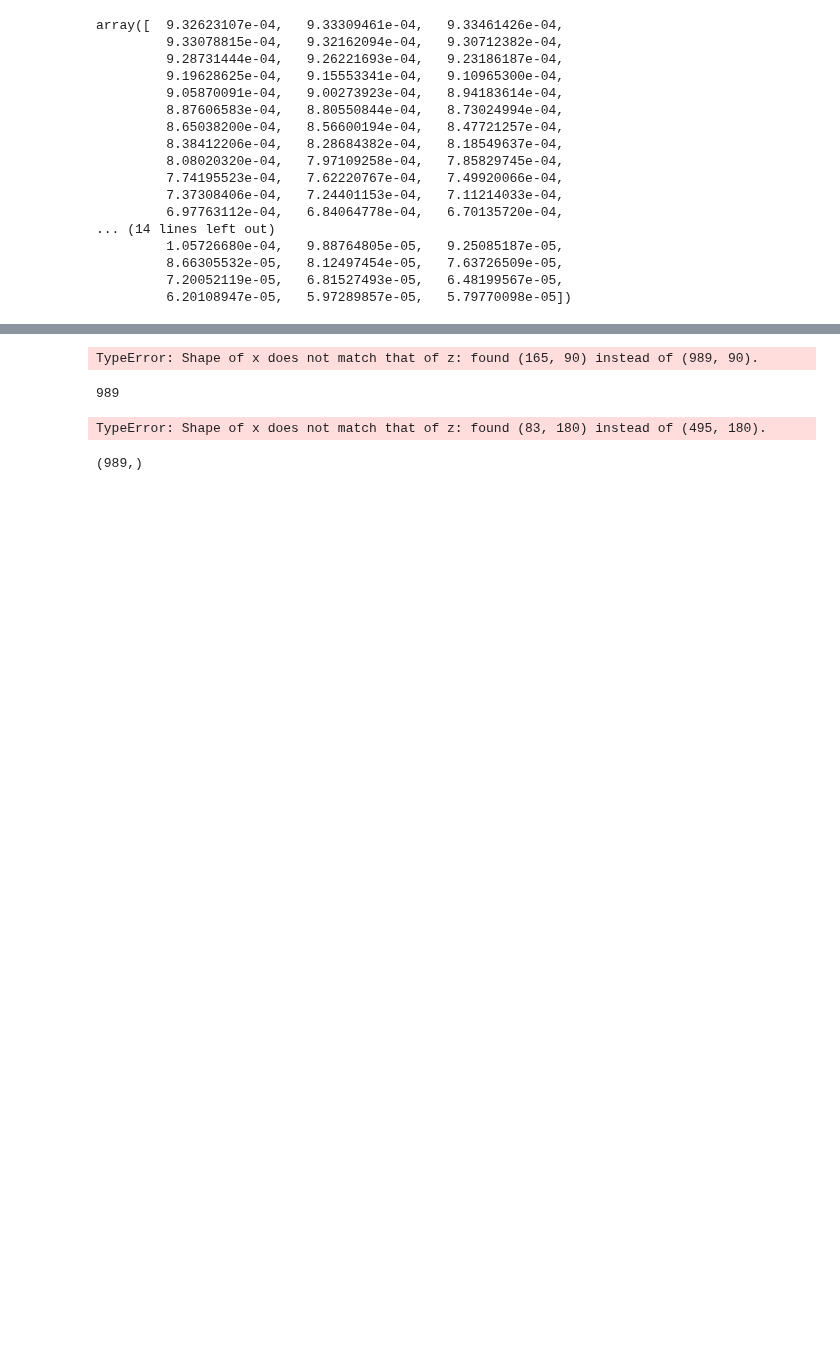
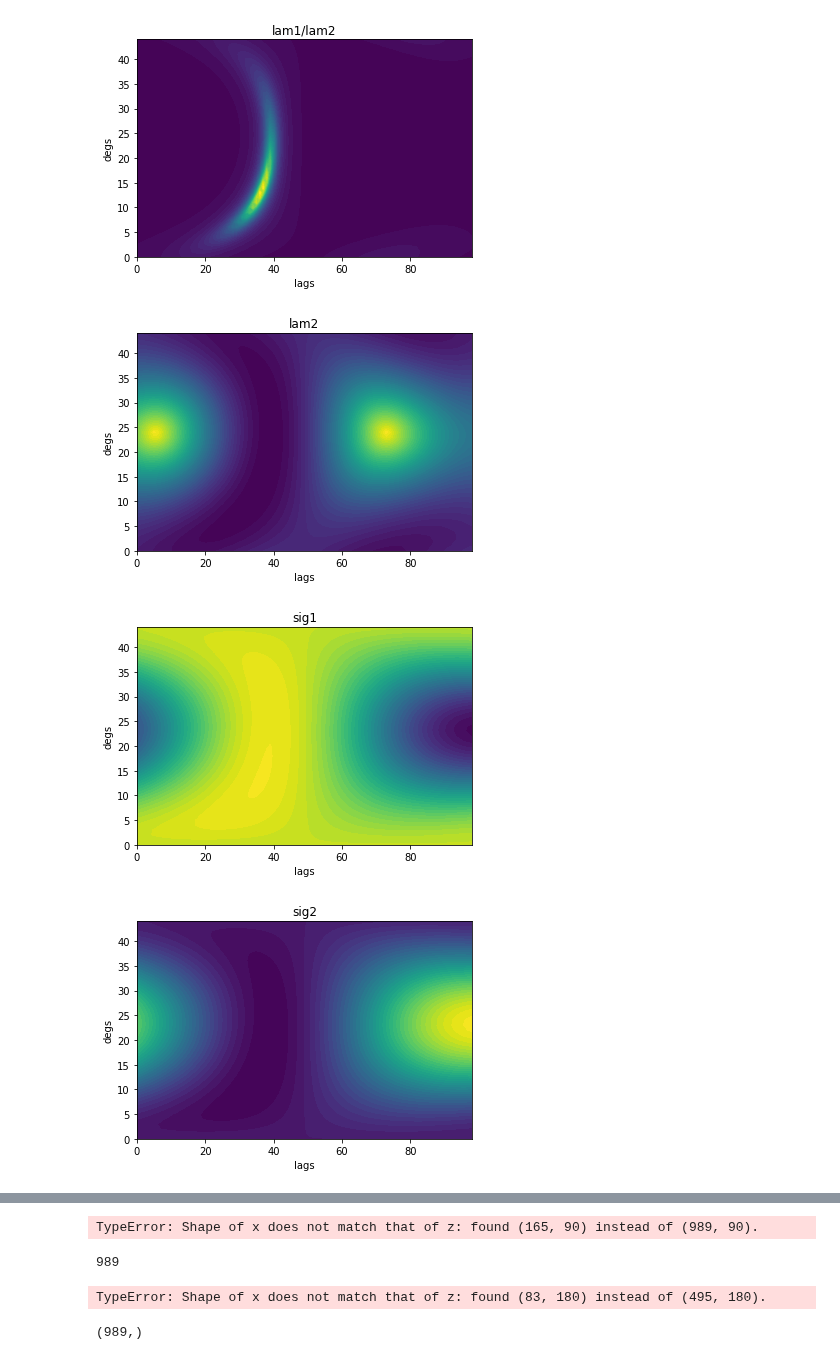
Before and after one commit to JackWalpole/splitwavepy, a Jupyter notebook: devel/Plotting.ipynb, the cells around one changed output, grey strips where cells are left out. Drawn from its saved outputs; the diff is of its cells as text; code cells hidden in the pictures; blank space fills up the shorter version.

```diff
--- a/devel/Plotting.ipynb
+++ b/devel/Plotting.ipynb
@@ -66,20 +68,60 @@ print(lam1[i,j], lam2[i,j])
-# %%
-cov[0,:,0,0]
-# %% [output]
-array([  9.32623107e-04,   9.33309461e-04,   9.33461426e-04,
-         9.33078815e-04,   9.32162094e-04,   9.30712382e-04,
-         9.28731444e-04,   9.26221693e-04,   9.23186187e-04,
-         9.19628625e-04,   9.15553341e-04,   9.10965300e-04,
-         9.05870091e-04,   9.00273923e-04,   8.94183614e-04,
-         8.87606583e-04,   8.80550844e-04,   8.73024994e-04,
-         8.65038200e-04,   8.56600194e-04,   8.47721257e-04,
-         8.38412206e-04,   8.28684382e-04,   8.18549637e-04,
-         8.08020320e-04,   7.97109258e-04,   7.85829745e-04,
-         7.74195523e-04,   7.62220767e-04,   7.49920066e-04,
-         7.37308406e-04,   7.24401153e-04,   7.11214033e-04,
-         6.97763112e-04,   6.84064778e-04,   6.70135720e-04,
-... (14 lines left out)
-         1.05726680e-04,   9.88764805e-05,   9.25085187e-05,
-         8.66305532e-05,   8.12497454e-05,   7.63726509e-05,
-         7.20052119e-05,   6.81527493e-05,   6.48199567e-05,
-         6.20108947e-05,   5.97289857e-05,   5.79770098e-05])
+# %%
+# apply taper to data
+win = signal.tukey(a.x.size, alpha=0.9)
+x = win * a.x
+y = win * a.y
+
+cov = sw.core.core.gridcovfreq(x, y)
+shp = cov.shape
+l0 = np.arange(shp[0])
+d0 = np.arange(shp[1])
+dd, ll = np.meshgrid(l0, d0, indexing='ij')
+
+cov0 = sw.core.core.cov_rotate(cov, 0)
+
+
+lam1, lam2 = sw.core.core.covmap2eigvals(cov0)
+plt.contourf( dd, ll, lam1/lam2, 50)
+plt.xlabel('lags')
+plt.ylabel('degs')
+plt.title('lam1/lam2')
+plt.show()
+
+plt.contourf( dd, ll, lam2, 50)
+plt.xlabel('lags')
+plt.ylabel('degs')
+plt.title('lam2')
+plt.show()
+
+sig1 = cov0[:,:,0,0]
+plt.contourf( dd, ll, sig1, 50)
+plt.xlabel('lags')
+plt.ylabel('degs')
+plt.title('sig1')
+plt.show()
+
+sig2 = cov0[:,:,1,1]
+plt.contourf( dd, ll, sig2, 50)
+plt.xlabel('lags')
+plt.ylabel('degs')
+plt.title('sig2')
+plt.show()
+
+plt.contourf( dd, ll, sig1/sig2, 50)
+plt.xlabel('lags')
+plt.ylabel('degs')
+plt.title('sig1/sig2')
+plt.colorbar()
+plt.show()
+
+plt.contourf( dd, ll, sig1 + sig2, 50)
+plt.xlabel('lags')
+plt.ylabel('degs')
+plt.title('sig1+sig2')
+plt.colorbar()
+plt.show()
+# %% [output]
+[figure, added]
+[figure, added]
+[figure, added]
+[figure, added]
```
Also changed, not shown: parts of 9 cells of this notebook, 2 other files.
